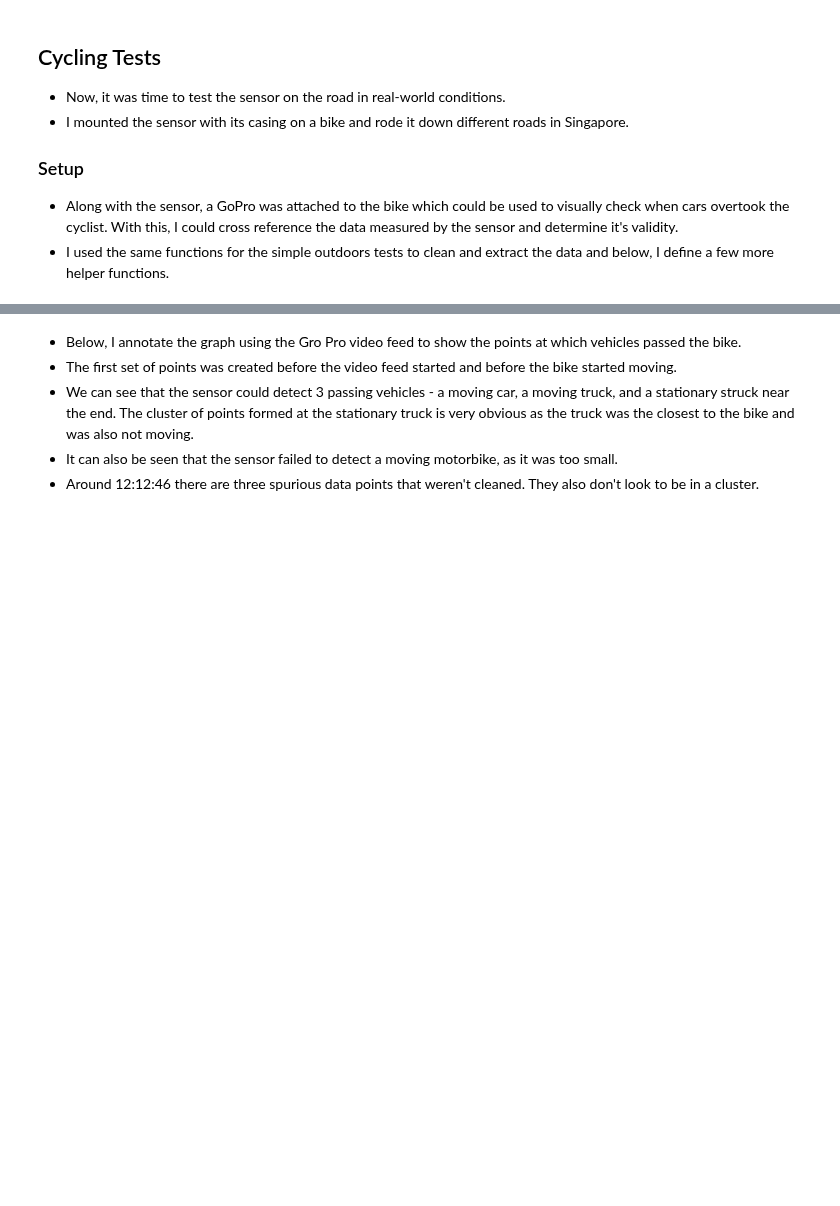
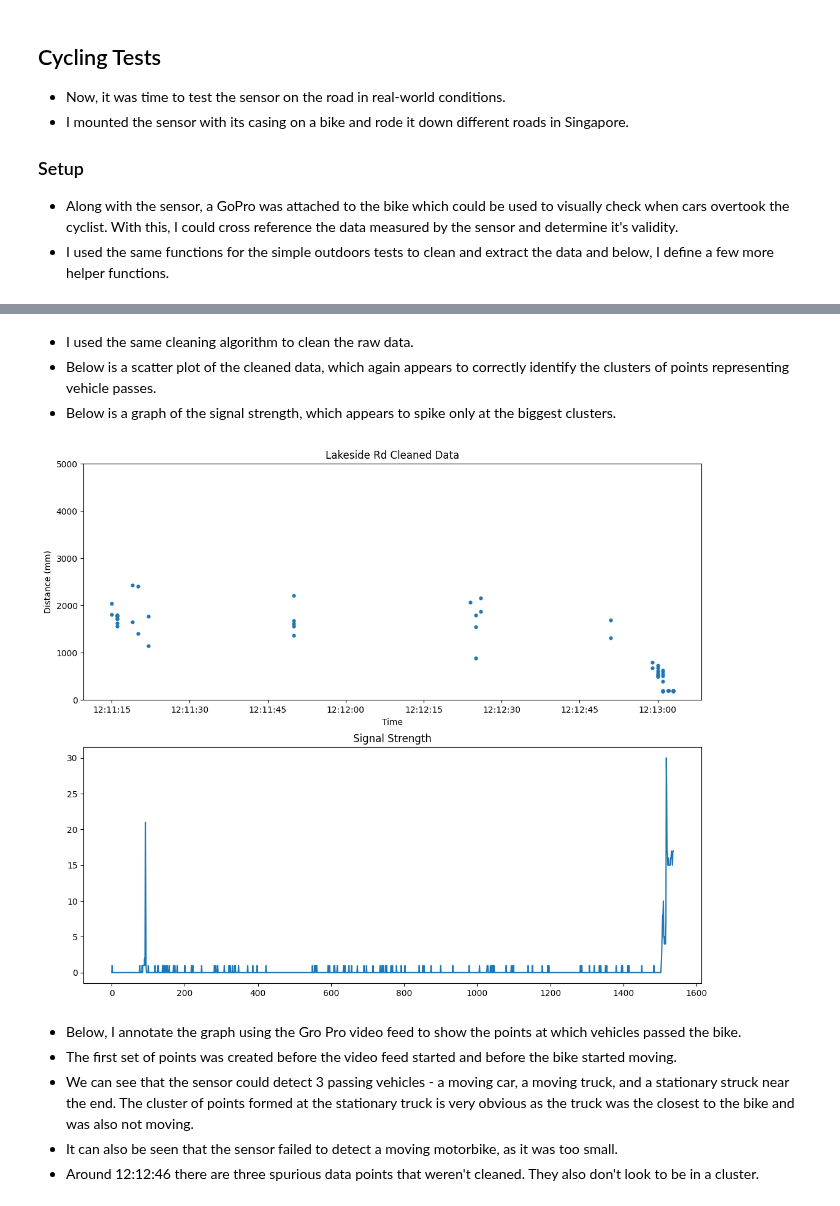
Before and after one commit to wuihee/cycling-safety-analysis, a Jupyter notebook: data_analysis/Outdoor_Tests.ipynb, the cells around one changed output, grey strips where cells are left out. Drawn from its saved outputs; the diff is of its cells as text; code cells hidden in the pictures; blank space fills up the shorter version.

```diff
--- a/data_analysis/Outdoor_Tests.ipynb
+++ b/data_analysis/Outdoor_Tests.ipynb
@@ -115,3 +110,19 @@ plt.show()
+# %% [markdown]
+- I used the same cleaning algorithm to clean the raw data.
+- Below is a scatter plot of the cleaned data, which again appears to correctly identify the clusters of points representing vehicle passes.
+- Below is a graph of the signal strength, which appears to spike only at the biggest clusters.
+# %%
+fig, axes = plt.subplots(2, figsize=(13, 11))
+
+cleaned_distances = data_cleaner.clean_spurious_data(distances)
+graphs.scatter_time_vs_distance(axes[0], timing, cleaned_distances, title="Lakeside Rd Cleaned Data")
+
+axes[1].plot(strengths)
+axes[1].set_title("Signal Strength")
+
+plt.show()
+# %% [output]
+[figure, added]
 # %% [markdown]
 - Below, I annotate the graph using the Gro Pro video feed to show the points at which vehicles passed the bike.
 - The first set of points was created before the video feed started and before the bike started moving.
```
Also changed, not shown: parts of 7 cells of this notebook, 1 other file.
